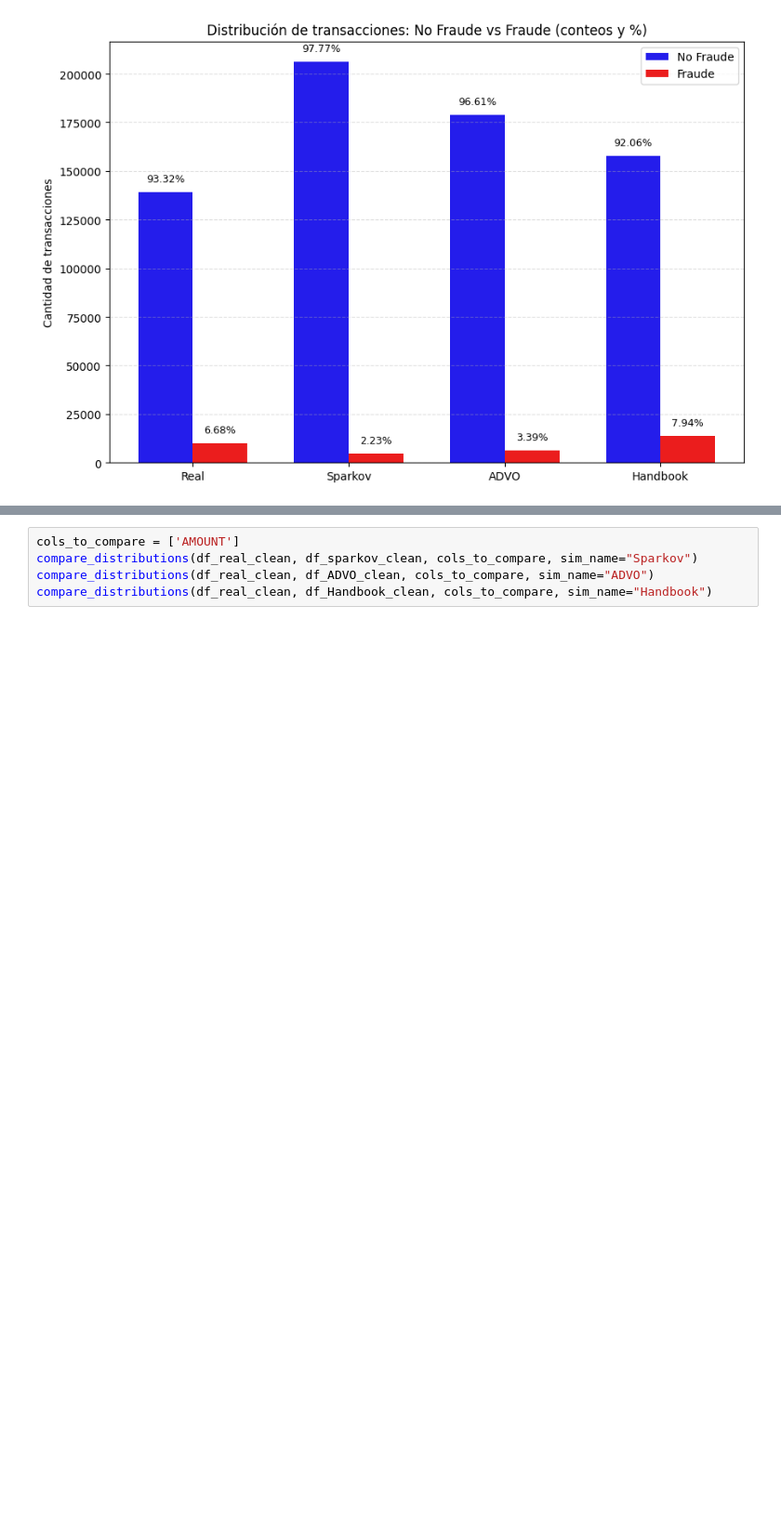
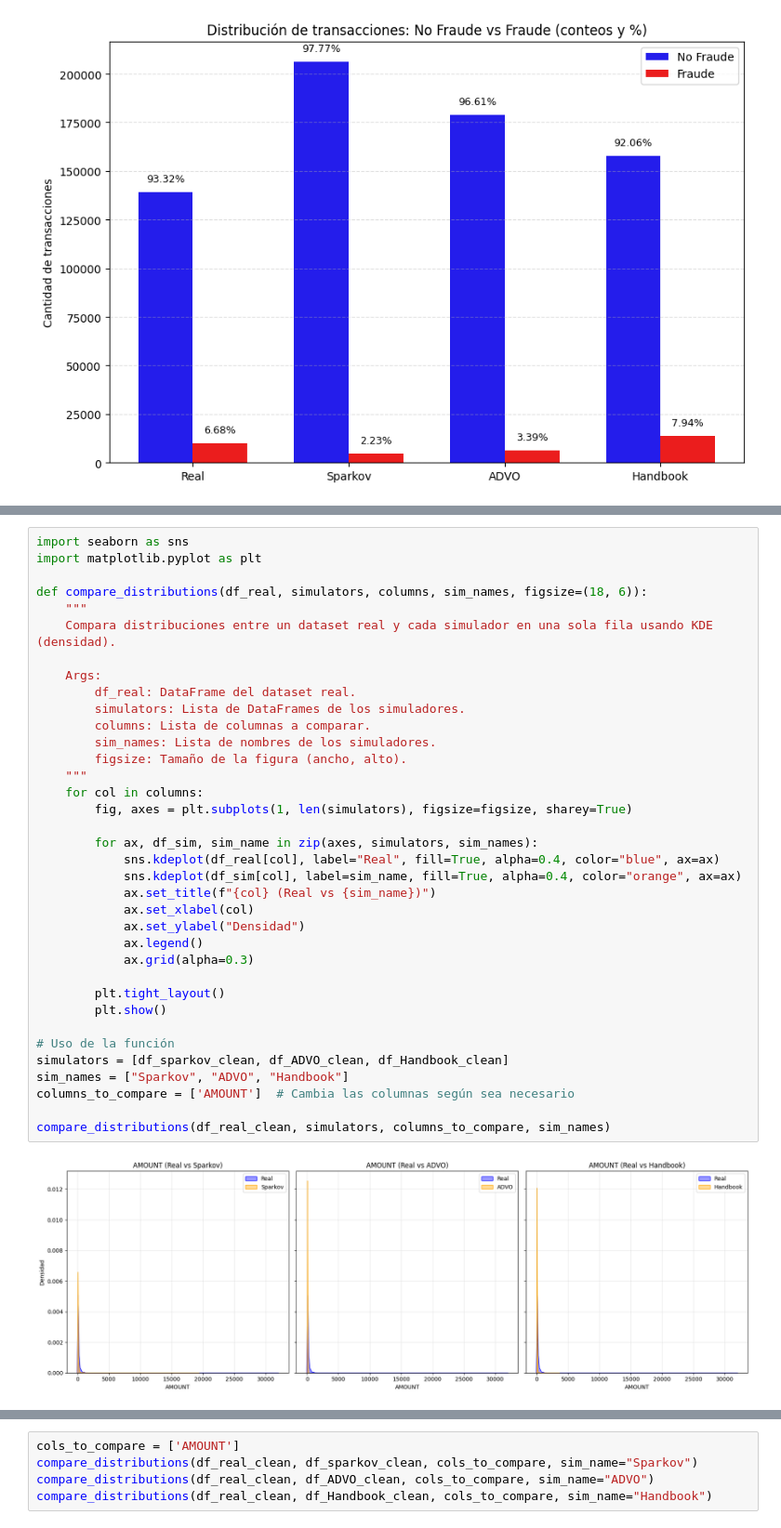
Before and after one commit to AngelMalpartida/Data-Fraud-Detection, a Jupyter notebook: Simuladores/generacionSimuladores.ipynb, the cells around one changed output, grey strips where cells are left out. Shown at 93% size. Drawn from its saved outputs; the diff is of its cells as text; blank space fills up the shorter version.

```diff
--- a/Simuladores/generacionSimuladores.ipynb
+++ b/Simuladores/generacionSimuladores.ipynb
@@ -652,0 +660,38 @@ compare_correlations(df_real_clean, df_Handbook_clean, "Handbook")
+# %%
+import seaborn as sns
+import matplotlib.pyplot as plt
+
+def compare_distributions(df_real, simulators, columns, sim_names, figsize=(18, 6)):
+    """
+    Compara distribuciones entre un dataset real y cada simulador en una sola fila usando KDE (densidad).
+
+    Args:
+        df_real: DataFrame del dataset real.
+        simulators: Lista de DataFrames de los simuladores.
+        columns: Lista de columnas a comparar.
+        sim_names: Lista de nombres de los simuladores.
+        figsize: Tamaño de la figura (ancho, alto).
+    """
+    for col in columns:
+        fig, axes = plt.subplots(1, len(simulators), figsize=figsize, sharey=True)
+
+        for ax, df_sim, sim_name in zip(axes, simulators, sim_names):
+            sns.kdeplot(df_real[col], label="Real", fill=True, alpha=0.4, color="blue", ax=ax)
+            sns.kdeplot(df_sim[col], label=sim_name, fill=True, alpha=0.4, color="orange", ax=ax)
+            ax.set_title(f"{col} (Real vs {sim_name})")
+            ax.set_xlabel(col)
+            ax.set_ylabel("Densidad")
+            ax.legend()
+            ax.grid(alpha=0.3)
+
+        plt.tight_layout()
+        plt.show()
+
+# Uso de la función
+simulators = [df_sparkov_clean, df_ADVO_clean, df_Handbook_clean]
+sim_names = ["Sparkov", "ADVO", "Handbook"]
+columns_to_compare = ['AMOUNT']  # Cambia las columnas según sea necesario
+
+compare_distributions(df_real_clean, simulators, columns_to_compare, sim_names)
+# %% [output]
+[figure, added]
```
Also changed, not shown: parts of 11 cells of this notebook, 1 other file.
